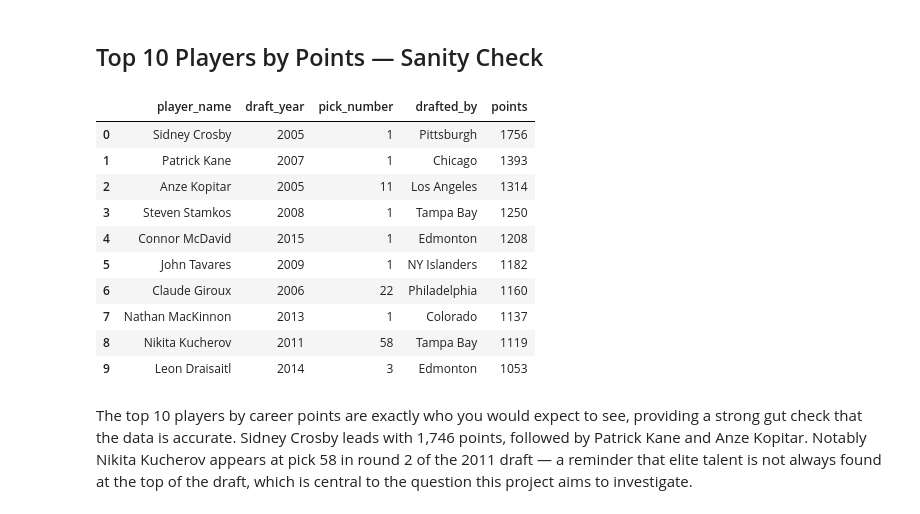
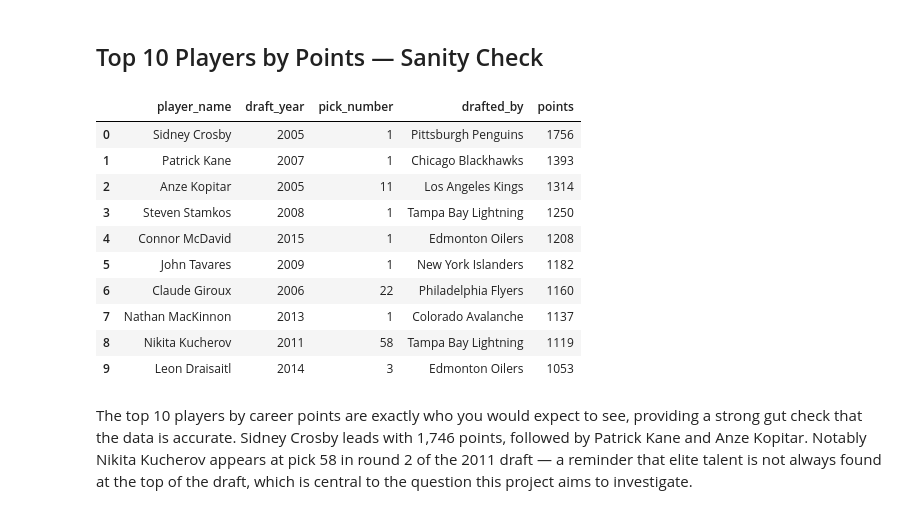
Before and after one commit to vanbrantley/nhl-draft-analysis, a Jupyter notebook: notebooks/eda.ipynb, the cells around one changed output. Drawn from its saved outputs; the diff is of its cells as text; code cells hidden in the pictures.

```diff
--- a/notebooks/eda.ipynb
+++ b/notebooks/eda.ipynb
@@ -296,23 +401,23 @@ likely they are to make it. This will be a key theme in the analysis.
 # %%
 # Top 10 players by points
 pd.read_sql_query("""
     SELECT player_name, draft_year, pick_number, drafted_by, points
     FROM nhl_draft_picks
     ORDER BY points DESC
     LIMIT 10
-""", conn)
+""", conn_clean)
 # %% [output]
 |  | player_name | draft_year | pick_number | drafted_by | points |
-| 0 | Sidney Crosby | 2005 | 1 | Pittsburgh | 1756 |
-| 1 | Patrick Kane | 2007 | 1 | Chicago | 1393 |
-| 2 | Anze Kopitar | 2005 | 11 | Los Angeles | 1314 |
-| 3 | Steven Stamkos | 2008 | 1 | Tampa Bay | 1250 |
-| 4 | Connor McDavid | 2015 | 1 | Edmonton | 1208 |
-| 5 | John Tavares | 2009 | 1 | NY Islanders | 1182 |
-| 6 | Claude Giroux | 2006 | 22 | Philadelphia | 1160 |
-| 7 | Nathan MacKinnon | 2013 | 1 | Colorado | 1137 |
-| 8 | Nikita Kucherov | 2011 | 58 | Tampa Bay | 1119 |
-| 9 | Leon Draisaitl | 2014 | 3 | Edmonton | 1053 |
+| 0 | Sidney Crosby | 2005 | 1 | Pittsburgh Penguins | 1756 |
+| 1 | Patrick Kane | 2007 | 1 | Chicago Blackhawks | 1393 |
+| 2 | Anze Kopitar | 2005 | 11 | Los Angeles Kings | 1314 |
+| 3 | Steven Stamkos | 2008 | 1 | Tampa Bay Lightning | 1250 |
+| 4 | Connor McDavid | 2015 | 1 | Edmonton Oilers | 1208 |
+| 5 | John Tavares | 2009 | 1 | New York Islanders | 1182 |
+| 6 | Claude Giroux | 2006 | 22 | Philadelphia Flyers | 1160 |
+| 7 | Nathan MacKinnon | 2013 | 1 | Colorado Avalanche | 1137 |
+| 8 | Nikita Kucherov | 2011 | 58 | Tampa Bay Lightning | 1119 |
+| 9 | Leon Draisaitl | 2014 | 3 | Edmonton Oilers | 1053 |
 # %% [markdown]
 The top 10 players by career points are exactly who you would expect to see,
 providing a strong gut check that the data is accurate. Sidney Crosby leads
```
Also changed, not shown: parts of 3 cells of this notebook, 9 other files.
